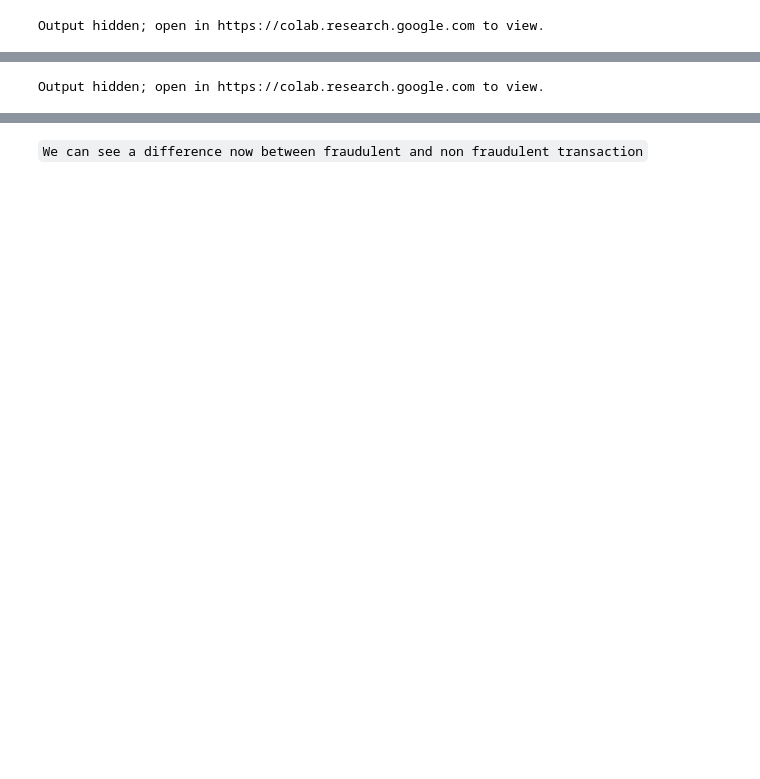
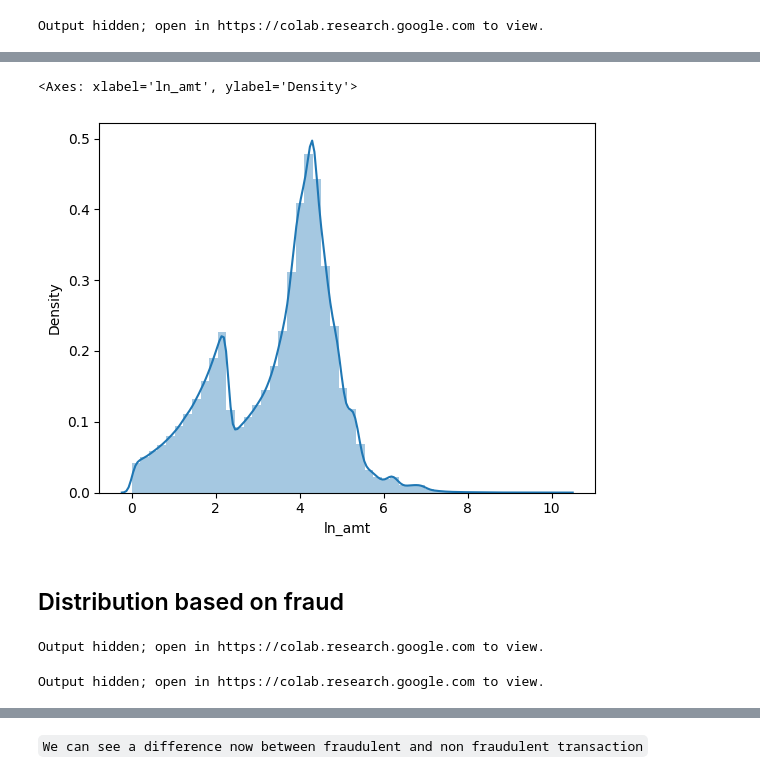
Before and after one commit to youcef-ely/credit_card_fraud_detetction, a Jupyter notebook: Notebooks/exploration.ipynb, the cells around one changed output, grey strips where cells are left out. Saved outputs shown, nothing was run; the diff lists cells and outputs as text; code cells hidden in the pictures; blank space fills up the shorter version.

```diff
--- a/Notebooks/exploration.ipynb
+++ b/Notebooks/exploration.ipynb
@@ -262,0 +347,7 @@ len(numerical_data) - len(numerical_data[numerical_data['amt'] < _max]['amt'])
+# %%
+sns.distplot(numerical_data['ln_amt'], kde = True)
+# %% [output]
+<Axes: xlabel='ln_amt', ylabel='Density'>
+[figure, added]
+# %% [markdown]
+## Distribution based on fraud
@@ -265,4 +360,6 @@ target_boxplots(numerical_data, x = ['amt', 'age'], y = 'is_fraud', shape = (1,
 # %% [output]
 Output hidden; open in https://colab.research.google.com to view.
 # %%
-target_boxplots(numerical_data, x = ['ln_amt', 'age'], y = 'is_fraud', shape = (1, 2))
+fig = target_histograms(numerical_data, x = ['unix_time'], y = 'is_fraud', shape = (1, 1))
+# %% [output]
+Output hidden; open in https://colab.research.google.com to view.
```
Also changed, not shown: parts of 60 cells of this notebook, 4 other files.
